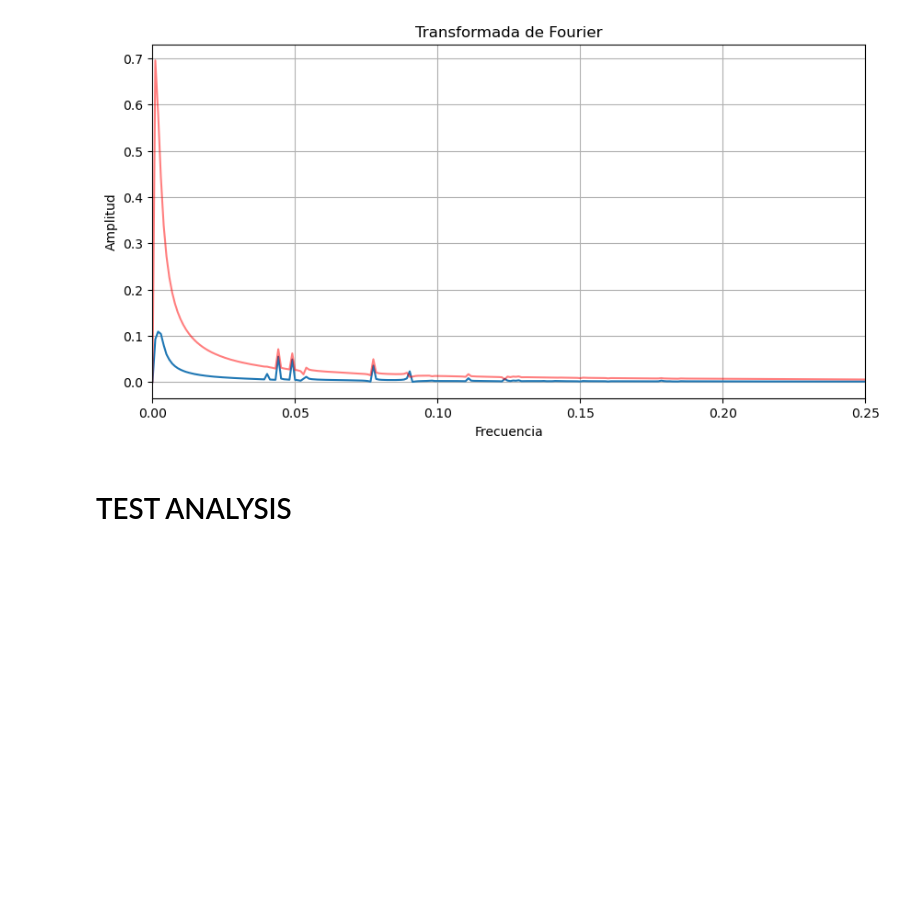
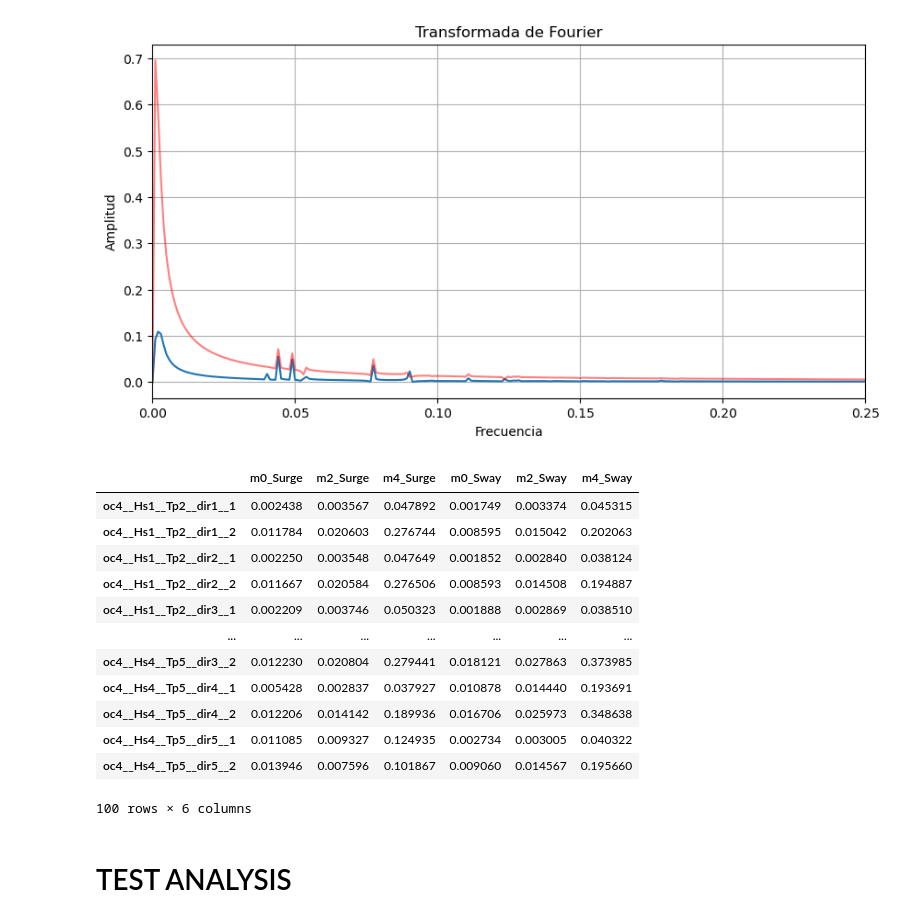
Before and after one commit to arturodmor/Mooring_anomaly_detector, a Jupyter notebook: notebooks/test_class.ipynb, the cells around one changed output. Saved outputs shown, nothing was run; the diff lists cells and outputs as text; code cells hidden in the pictures; blank space fills up the shorter version.

```diff
--- a/notebooks/test_class.ipynb
+++ b/notebooks/test_class.ipynb
@@ -111,6 +113,24 @@ plt.ylabel('Amplitud')
 plt.grid()
 # %% [output]
 [figure]
+# %%
+moments = caso.moment_python()
+# %%
+moments
+# %% [output]
+|  | m0_Surge | m2_Surge | m4_Surge | m0_Sway | m2_Sway | m4_Sway |
+| oc4__Hs1__Tp2__dir1__1 | 0.002438 | 0.003567 | 0.047892 | 0.001749 | 0.003374 | 0.045315 |
+| oc4__Hs1__Tp2__dir1__2 | 0.011784 | 0.020603 | 0.276744 | 0.008595 | 0.015042 | 0.202063 |
+| oc4__Hs1__Tp2__dir2__1 | 0.002250 | 0.003548 | 0.047649 | 0.001852 | 0.002840 | 0.038124 |
+| oc4__Hs1__Tp2__dir2__2 | 0.011667 | 0.020584 | 0.276506 | 0.008593 | 0.014508 | 0.194887 |
+| oc4__Hs1__Tp2__dir3__1 | 0.002209 | 0.003746 | 0.050323 | 0.001888 | 0.002869 | 0.038510 |
+| ... | ... | ... | ... | ... | ... | ... |
+| oc4__Hs4__Tp5__dir3__2 | 0.012230 | 0.020804 | 0.279441 | 0.018121 | 0.027863 | 0.373985 |
+| oc4__Hs4__Tp5__dir4__1 | 0.005428 | 0.002837 | 0.037927 | 0.010878 | 0.014440 | 0.193691 |
+| oc4__Hs4__Tp5__dir4__2 | 0.012206 | 0.014142 | 0.189936 | 0.016706 | 0.025973 | 0.348638 |
+| oc4__Hs4__Tp5__dir5__1 | 0.011085 | 0.009327 | 0.124935 | 0.002734 | 0.003005 | 0.040322 |
+| oc4__Hs4__Tp5__dir5__2 | 0.013946 | 0.007596 | 0.101867 | 0.009060 | 0.014567 | 0.195660 |
+100 rows × 6 columns
 # %% [markdown]
 # TEST ANALYSIS
 # %%
```
Also changed, not shown: parts of 2 cells of this notebook, 3 other files.
